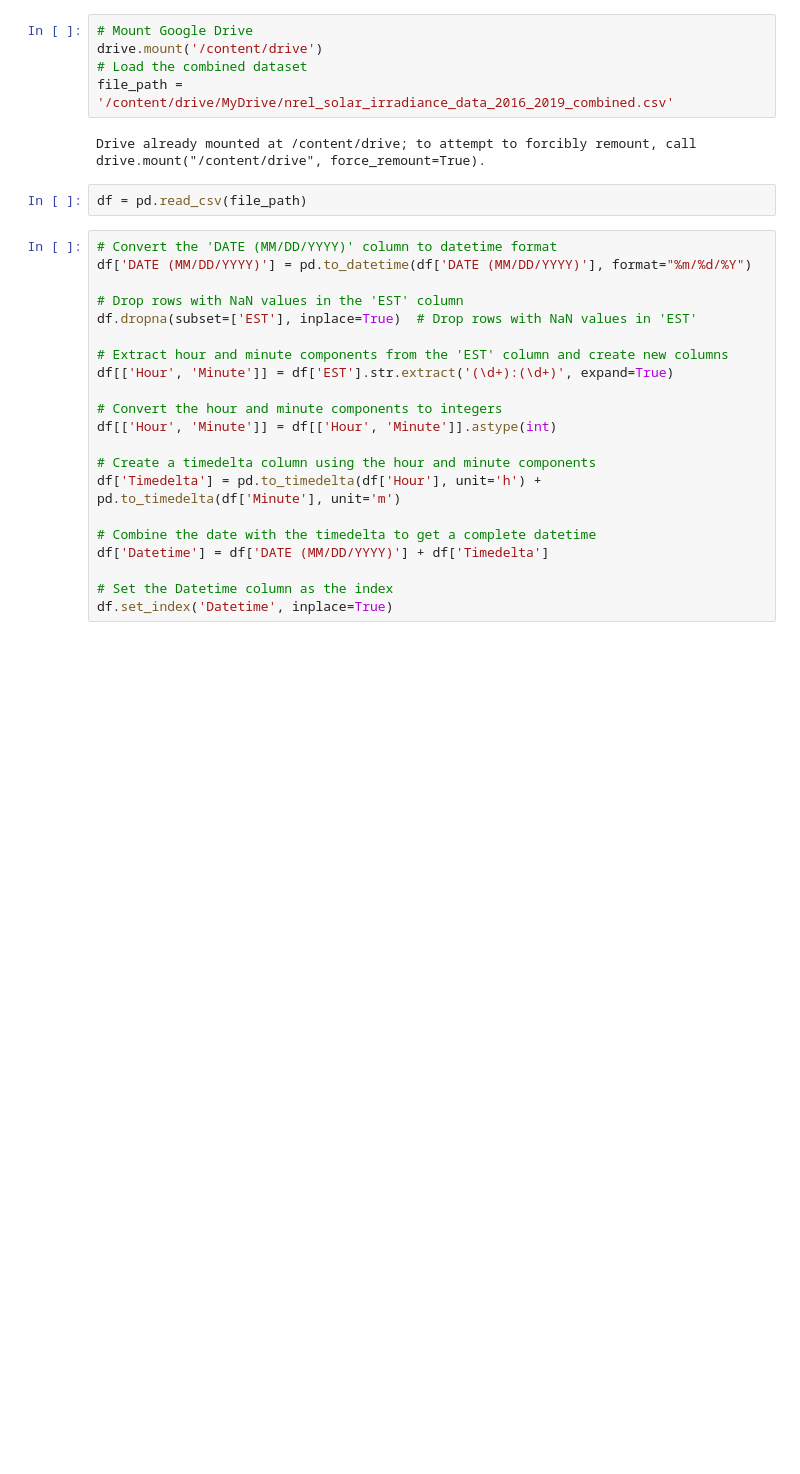
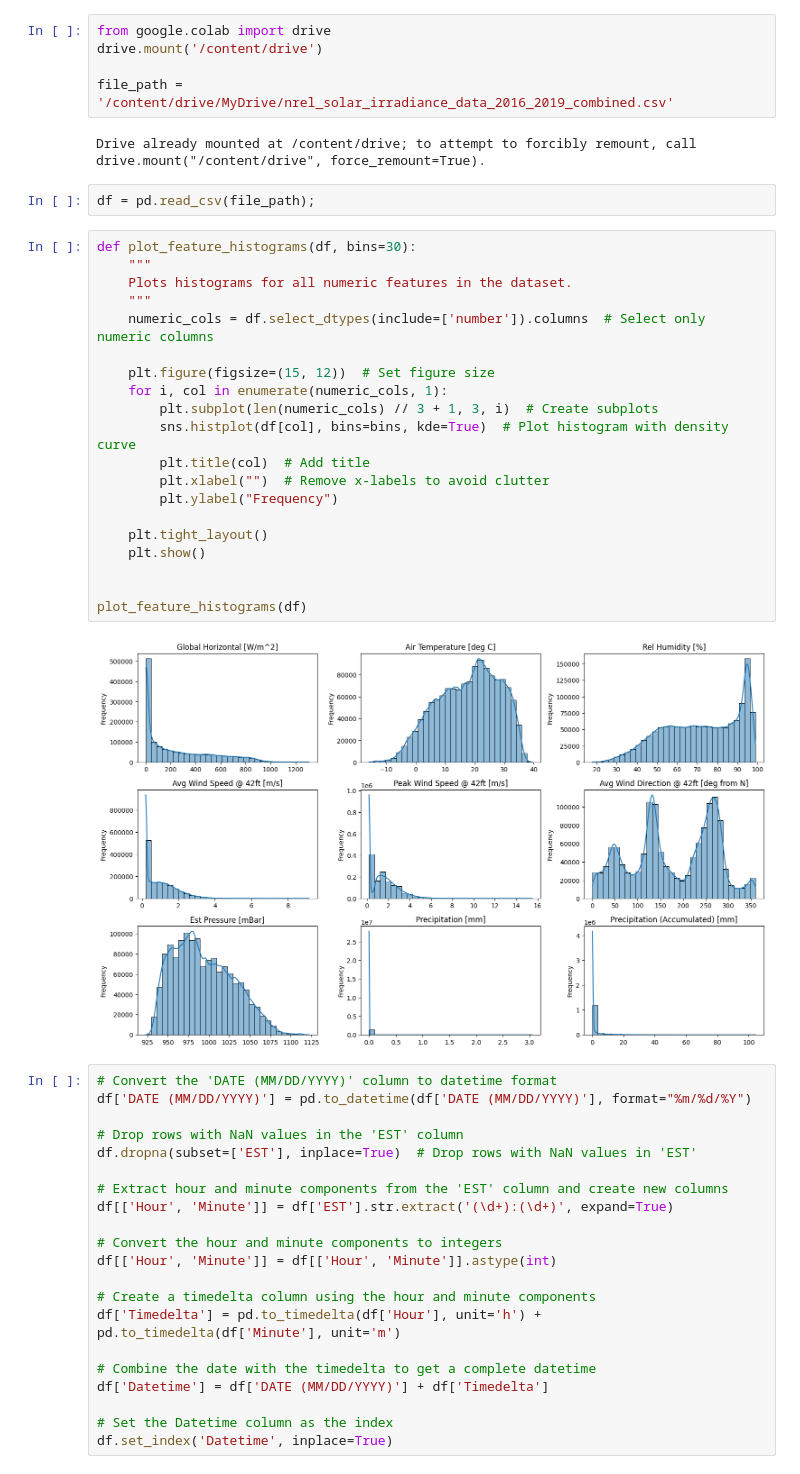
Before and after one commit to jacquesasinyo/Solar-irradiance-prediction, a Jupyter notebook: Solar irradiance prediction.ipynb, the cells around one changed output. Cells and saved outputs as stored; diff of their text form; blank space fills up the shorter version.

```diff
--- a/Solar irradiance prediction.ipynb
+++ b/Solar irradiance prediction.ipynb
@@ -69,12 +77,34 @@ from tensorflow.keras.utils import Sequence
 # %%
-# Mount Google Drive
+from google.colab import drive
 drive.mount('/content/drive')
-# Load the combined dataset
+
 file_path = '/content/drive/MyDrive/nrel_solar_irradiance_data_2016_2019_combined.csv'
 # %% [output]
 Drive already mounted at /content/drive; to attempt to forcibly remount, call drive.mount("/content/drive", force_remount=True).
-# %%
-df = pd.read_csv(file_path)
+# %%
+df = pd.read_csv(file_path);
+# %%
+def plot_feature_histograms(df, bins=30):
+    """
+    Plots histograms for all numeric features in the dataset.
+    """
+    numeric_cols = df.select_dtypes(include=['number']).columns  # Select only numeric columns
+
+    plt.figure(figsize=(15, 12))  # Set figure size
+    for i, col in enumerate(numeric_cols, 1):
+        plt.subplot(len(numeric_cols) // 3 + 1, 3, i)  # Create subplots
+        sns.histplot(df[col], bins=bins, kde=True)  # Plot histogram with density curve
+        plt.title(col)  # Add title
+        plt.xlabel("")  # Remove x-labels to avoid clutter
+        plt.ylabel("Frequency")
+
+    plt.tight_layout()
+    plt.show()
+
+
+plot_feature_histograms(df)
+# %% [output]
+[figure, added]
 # %%
 # Convert the 'DATE (MM/DD/YYYY)' column to datetime format
 df['DATE (MM/DD/YYYY)'] = pd.to_datetime(df['DATE (MM/DD/YYYY)'], format="%m/%d/%Y")
```
Also changed, not shown: parts of 50 cells of this notebook.
